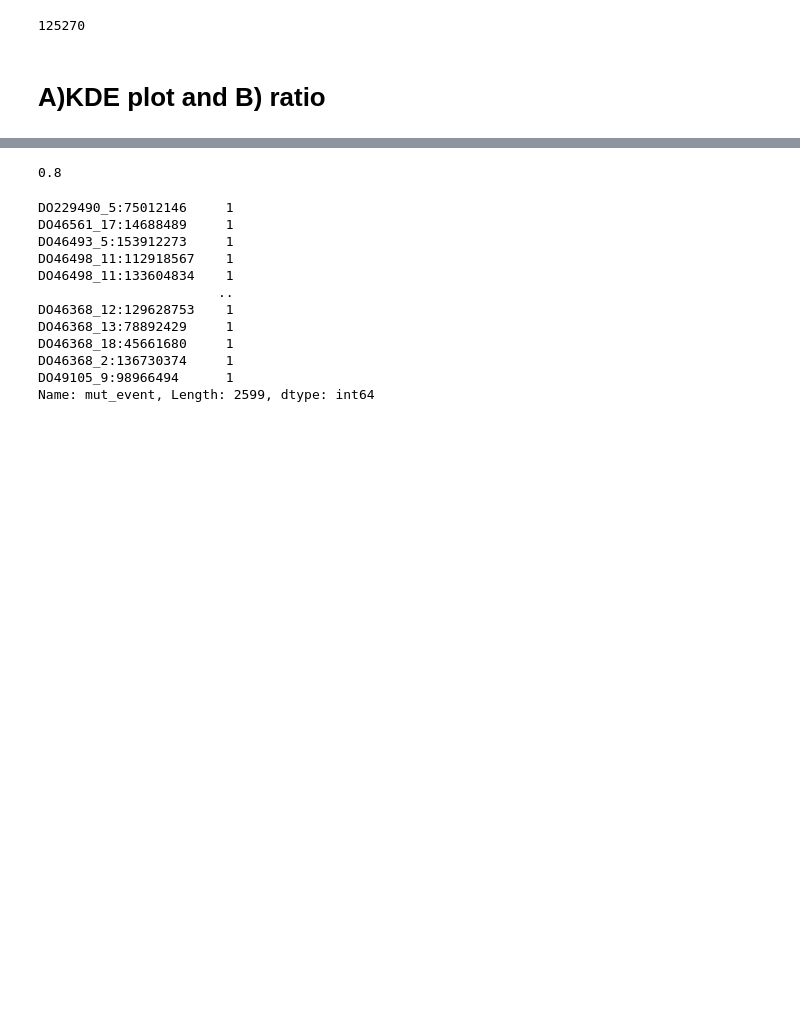
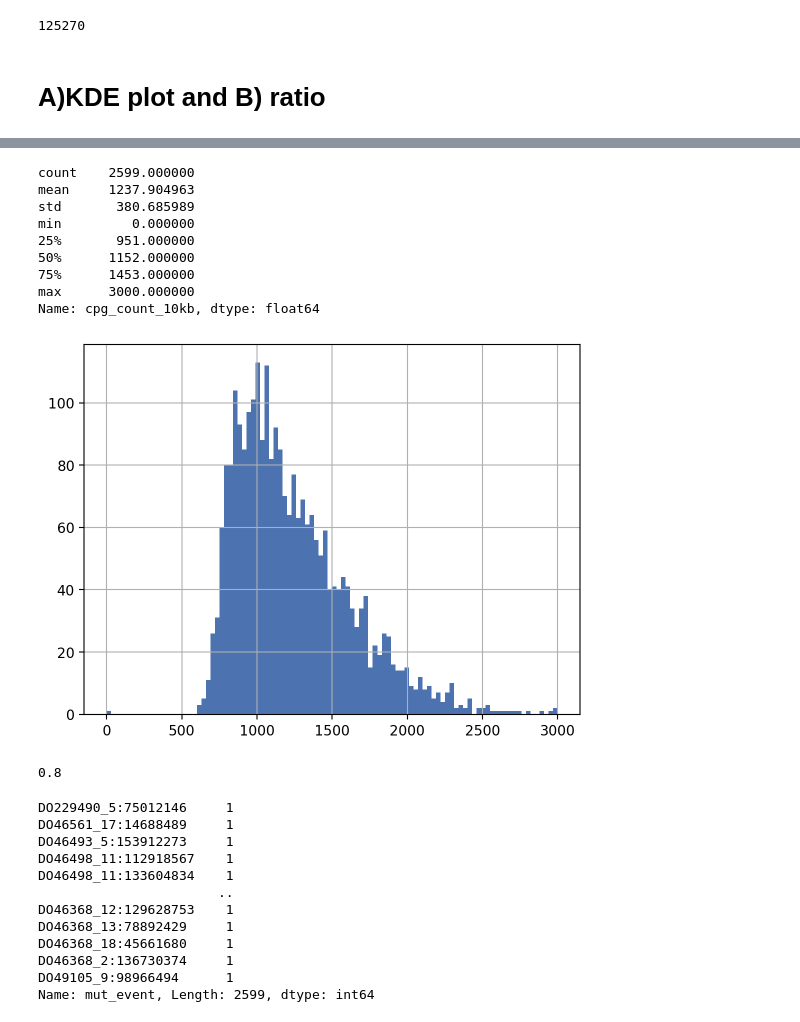
Before and after one commit to zanekoch/methylation_and_mutation, a Jupyter notebook: figure3_052523.ipynb, the cells around one changed output, grey strips where cells are left out. Cells and saved outputs as stored; diff of their text form; code cells hidden in the pictures; blank space fills up the shorter version.

```diff
--- a/figure3_052523.ipynb
+++ b/figure3_052523.ipynb
@@ -148,8 +148,17 @@ tcga_dist_mean_metrics_w_annot_df['DNA_VAF'].idxmin()
 # A)KDE plot and B) ratio
 # %%
 # select only background events corresponding to mutated sites
-selected_mut_events = icgc_dist_mean_metrics_w_annot_df.query("mutated_sample == True and is_background == False and DNA_VAF >=.9")['mut_event'].unique()
+"""selected_mut_events = icgc_dist_mean_metrics_w_annot_df.query("mutated_sample == True and is_background == False and DNA_VAF >=.9")['mut_event'].unique()
 icgc_dist_mean_metrics_w_annot_df_subset = icgc_dist_mean_metrics_w_annot_df.loc[
     (icgc_dist_mean_metrics_w_annot_df['index_event'].isin(selected_mut_events) | (icgc_dist_mean_metrics_w_annot_df['index_event'] == 'self') & (icgc_dist_mean_metrics_w_annot_df['is_background'] == False))
 ]
 icgc_dist_mean_metrics_w_annot_df_subset_vaf = icgc_dist_mean_metrics_w_annot_df.query("(is_background == False and mutated_sample == True and DNA_VAF >= .8) or is_background == True")
+
+tenkb_cpg_density_annot = analyze_comethylation.add_mutation_info_to_mean_metrics_df(icgc_dist_mean_metrics_df, distance = 10000, consortium = 'ICGC')
+
+icgc_dist_mean_metrics_w_annot_df_subset_vaf = icgc_dist_mean_metrics_w_annot_df_subset_vaf.merge(tenkb_cpg_density_annot[['mut_event', 'sample','cpg_count_10kb']], on=['mut_event', 'sample'], how='left')
+
+icgc_dist_mean_metrics_w_annot_df_subset_vaf.to_parquet('/cellar/users/zkoch/methylation_and_mutation/output_dirs/051723_icgc_comethyl_output/distance_based_100kb/dist_mean_metrics10kDist_w_annot_subset_vaf.parquet')
+"""
+
+icgc_dist_mean_metrics_w_annot_df_subset_vaf = pd.read_parquet('/cellar/users/zkoch/methylation_and_mutation/output_dirs/051723_icgc_comethyl_output/distance_based_100kb/dist_mean_metrics10kDist_w_annot_subset_vaf.parquet')
@@ -156,3 +196,18 @@ icgc_dist_mean_metrics_w_annot_df_subset_vaf = icgc_dist_mean_metrics_w_annot_df
+# %%
+# get average number of CpGs (including non-measured)
+icgc_dist_mean_metrics_w_annot_df_subset_vaf.query("is_background == False and mutated_sample == True")['cpg_count_10kb'].hist(bins=100)
+icgc_dist_mean_metrics_w_annot_df_subset_vaf.query("is_background == False and mutated_sample == True")['cpg_count_10kb'].describe()
+# %% [output]
+count    2599.000000
+mean     1237.904963
+std       380.685989
+min         0.000000
+25%       951.000000
+50%      1152.000000
+75%      1453.000000
+max      3000.000000
+Name: cpg_count_10kb, dtype: float64
+[figure, added]
 # %%
 icgc_dist_mean_metrics_w_annot_df_subset_vaf.query("is_background == False and mutated_sample == True")['DNA_VAF'].min()
 # %% [output]
```
Also changed, not shown: parts of 7 cells of this notebook, 5 other files.
